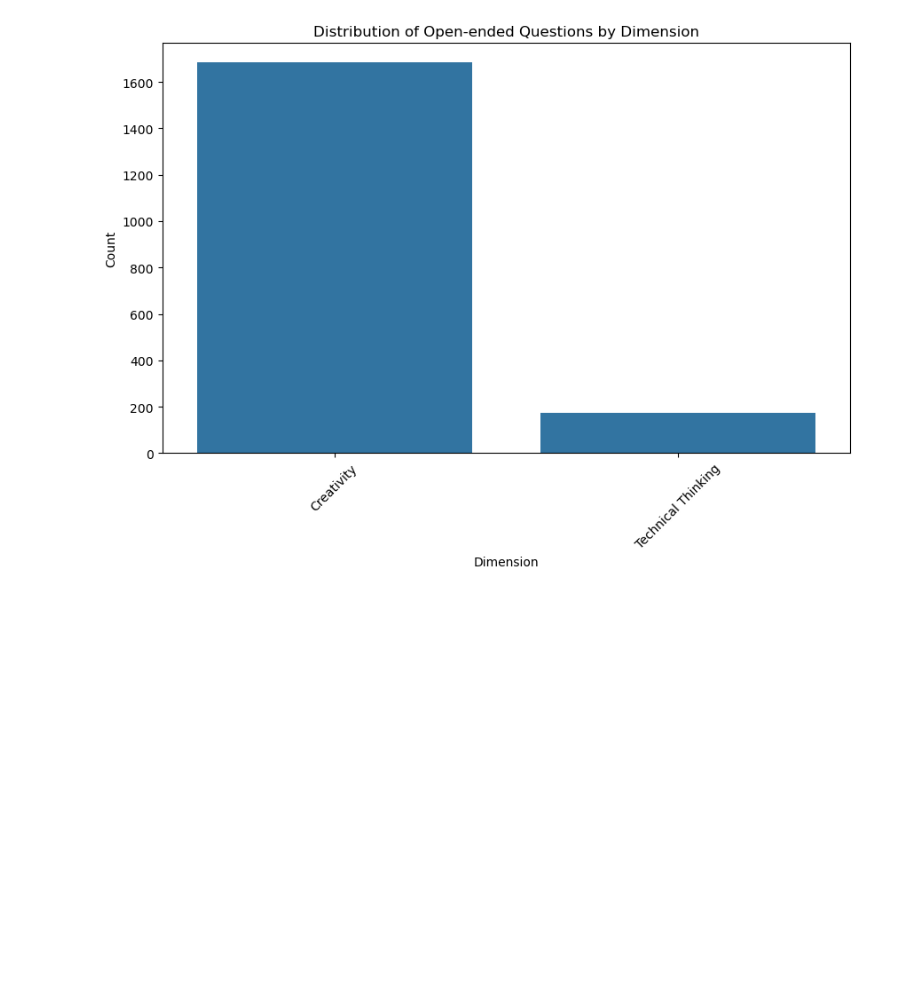
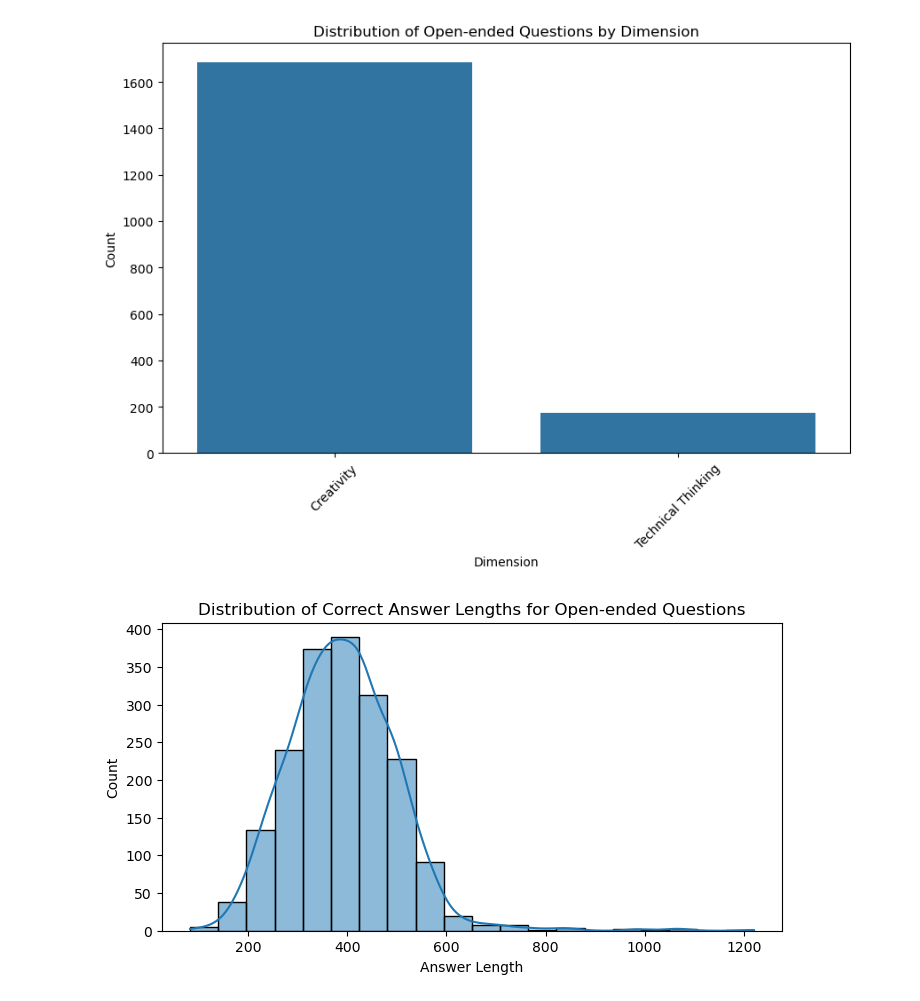
Before and after one commit to you66-s/cogni-eval, a Jupyter notebook: dataset_eda/eda.ipynb, the cells around one changed output. Saved outputs shown, nothing was run; the diff lists cells and outputs as text; code cells hidden in the pictures; blank space fills up the shorter version.

```diff
--- a/dataset_eda/eda.ipynb
+++ b/dataset_eda/eda.ipynb
@@ -77,3 +91,13 @@ plt.xticks(rotation=45)
 plt.show()
 # %% [output]
 [figure]
+# %%
+# correct answers length for the open-ended questions
+answer_lengths =open_ended_questions["answer"].str.len()
+plt.figure(figsize=(8, 4))
+sns.histplot(x=answer_lengths, bins=20, kde=True)
+plt.title('Distribution of Correct Answer Lengths for Open-ended Questions')
+plt.xlabel('Answer Length')
+plt.show()
+# %% [output]
+[figure, added]
```
Also changed, not shown: parts of 7 cells of this notebook.
